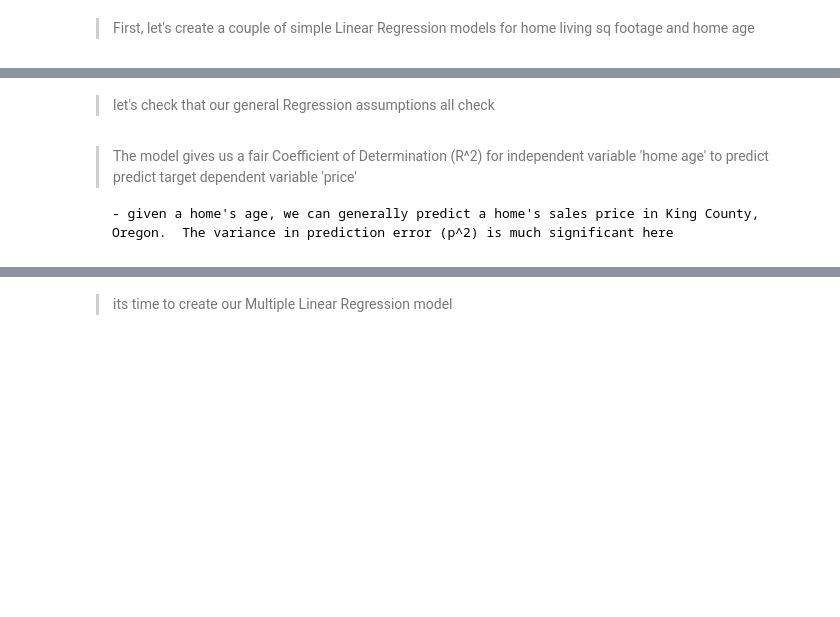
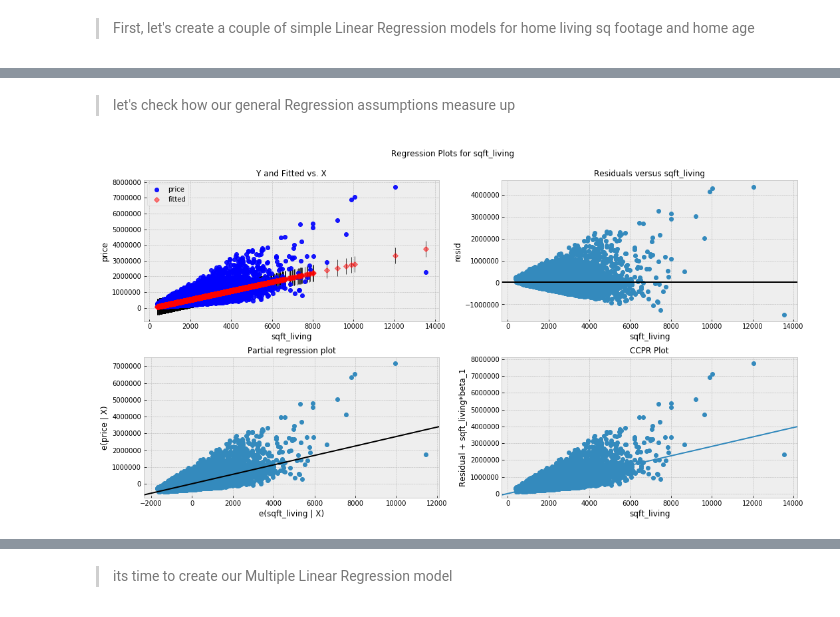
Before and after one commit to DIGITALFRANK/dsc-v2-mod1-final-project, a Jupyter notebook: student.ipynb, the cells around one changed output, grey strips where cells are left out. Saved outputs shown, nothing was run; the diff lists cells and outputs as text; code cells hidden in the pictures; blank space fills up the shorter version.

Commit message:
multi regression

```diff
--- a/student.ipynb
+++ b/student.ipynb
@@ -561,3 +601,3 @@ model.summary()
 # %% [markdown]
-> let's check that our general Regression assumptions all check
+> let's check how our general Regression assumptions measure up
 # %%
@@ -565,9 +605,7 @@ model.summary()
-# %%
-# Linear Reg model for home age
-f = 'price~home_agee'
-sq_model = ols(formula=f, data=df).fit()
-model.summary()
-# %% [markdown]
-> The model gives us a fair Coefficient of Determination (R^2) for independent variable 'home age' to predict predict target dependent variable 'price'
-
-    - given a home's age, we can generally predict a home's sales price in King County, Oregon.  The variance in prediction error (p^2) is much significant here
+# %%
+# assumption error plots
+fig = plt.figure(figsize=(15,8))
+fig = sm.graphics.plot_regress_exog(sq_model, "sqft_living", fig=fig)
+plt.show()
+# %% [output]
+[figure, added]
```
Also changed, not shown: parts of 13 cells of this notebook, 1 other file.
